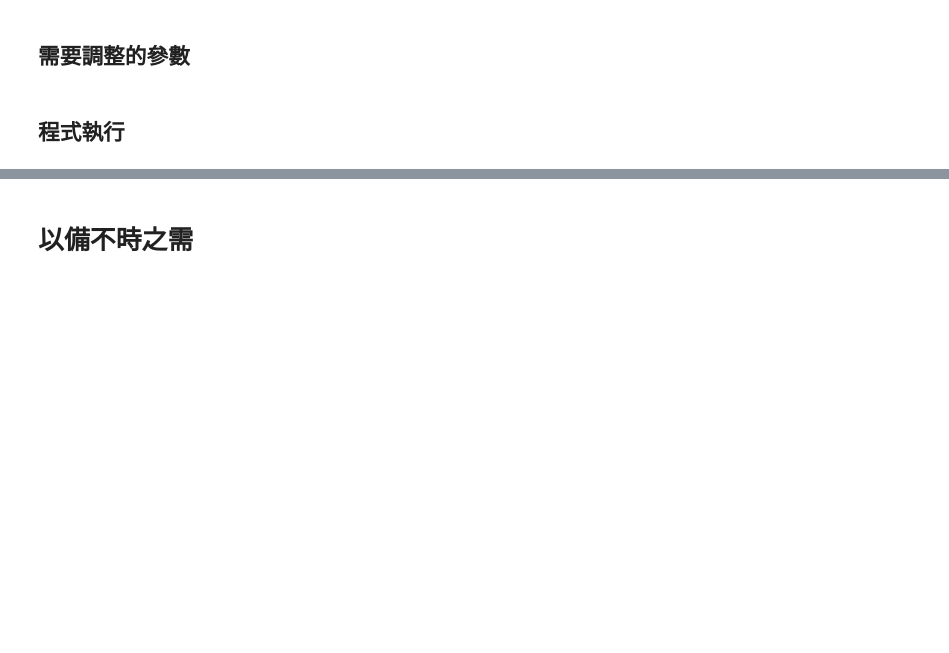
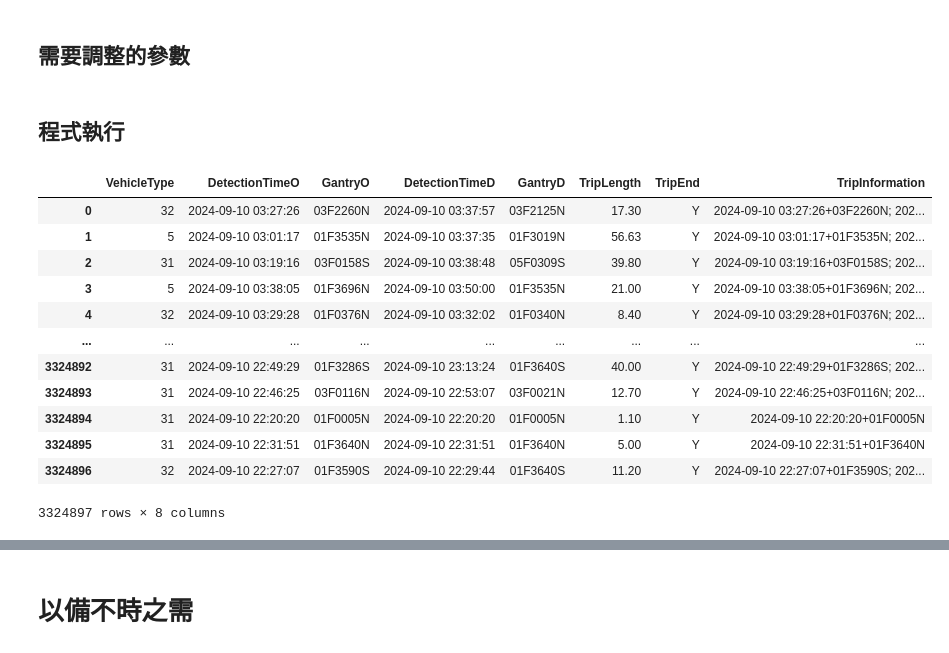
Before and after one commit to KaiChiehKJ/Freeway, a Jupyter notebook: M03A.ipynb, the cells around one changed output, grey strips where cells are left out. Saved outputs shown, nothing was run; the diff lists cells and outputs as text; code cells hidden in the pictures; blank space fills up the shorter version.

```diff
--- a/M03A.ipynb
+++ b/M03A.ipynb
@@ -448,0 +435,10 @@ def THI_M06A(df, OD_or_gothrough = 'OD', hour = True):
+# %%
+datatype = 'M06A'
+rawdatafolder, mergefolder, excelfolder = freewaydatafolder(datatype=datatype)
+
+dfs = []
+for date in datelist:
+    path = os.path.join(mergefolder,date,f'{date}.csv')
+    df = pd.read_csv(path)
+    dfs.append(df)
+df = pd.concat(dfs)
@@ -449,2 +448,20 @@ def THI_M06A(df, OD_or_gothrough = 'OD', hour = True):
+# %%
+df = pd.concat(pd.read_csv(os.path.join(mergefolder, date, f'{date}.csv')) for date in datelist)
+# %%
+df
+# %% [output]
+|  | VehicleType | DetectionTimeO | GantryO | DetectionTimeD | GantryD | TripLength | TripEnd | TripInformation |
+| 0 | 32 | 2024-09-10 03:27:26 | 03F2260N | 2024-09-10 03:37:57 | 03F2125N | 17.30 | Y | 2024-09-10 03:27:26+03F2260N; 202... |
+| 1 | 5 | 2024-09-10 03:01:17 | 01F3535N | 2024-09-10 03:37:35 | 01F3019N | 56.63 | Y | 2024-09-10 03:01:17+01F3535N; 202... |
+| 2 | 31 | 2024-09-10 03:19:16 | 03F0158S | 2024-09-10 03:38:48 | 05F0309S | 39.80 | Y | 2024-09-10 03:19:16+03F0158S; 202... |
+| 3 | 5 | 2024-09-10 03:38:05 | 01F3696N | 2024-09-10 03:50:00 | 01F3535N | 21.00 | Y | 2024-09-10 03:38:05+01F3696N; 202... |
+| 4 | 32 | 2024-09-10 03:29:28 | 01F0376N | 2024-09-10 03:32:02 | 01F0340N | 8.40 | Y | 2024-09-10 03:29:28+01F0376N; 202... |
+| ... | ... | ... | ... | ... | ... | ... | ... | ... |
+| 3324892 | 31 | 2024-09-10 22:49:29 | 01F3286S | 2024-09-10 23:13:24 | 01F3640S | 40.00 | Y | 2024-09-10 22:49:29+01F3286S; 202... |
+| 3324893 | 31 | 2024-09-10 22:46:25 | 03F0116N | 2024-09-10 22:53:07 | 03F0021N | 12.70 | Y | 2024-09-10 22:46:25+03F0116N; 202... |
+| 3324894 | 31 | 2024-09-10 22:20:20 | 01F0005N | 2024-09-10 22:20:20 | 01F0005N | 1.10 | Y | 2024-09-10 22:20:20+01F0005N |
+| 3324895 | 31 | 2024-09-10 22:31:51 | 01F3640N | 2024-09-10 22:31:51 | 01F3640N | 5.00 | Y | 2024-09-10 22:31:51+01F3640N |
+| 3324896 | 32 | 2024-09-10 22:27:07 | 01F3590S | 2024-09-10 22:29:44 | 01F3640S | 11.20 | Y | 2024-09-10 22:27:07+01F3590S; 202... |
+3324897 rows × 8 columns
 # %%
 df = freeway(datatype = 'M06A', datelist = datelist)
```
Also changed, not shown: parts of 9 cells of this notebook, 6 other files.
